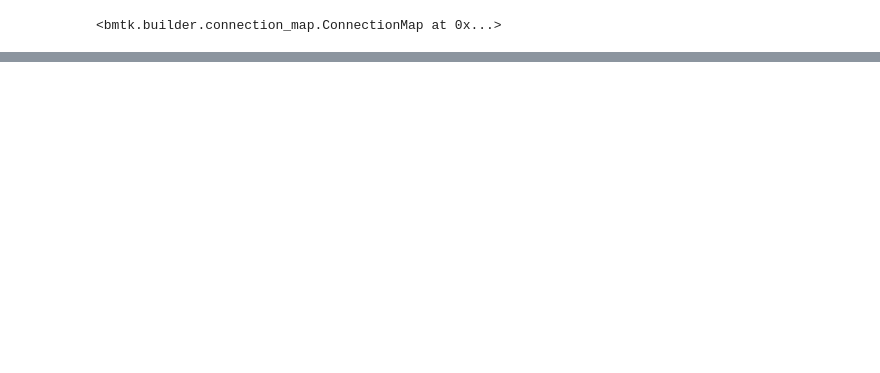
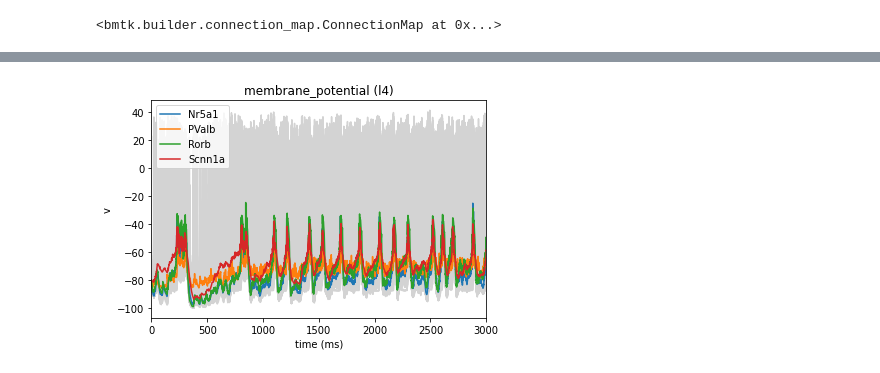
Before and after one commit to AllenInstitute/bmtk_workshop_2022, a Jupyter notebook: Ch3_multicells/3. Multipopulation biophysical.ipynb, the cells around one changed output, grey strips where cells are left out. Drawn from its saved outputs; the diff is of its cells as text; code cells hidden in the pictures; blank space fills up the shorter version.

```diff
--- a/Ch3_multicells/3. Multipopulation biophysical.ipynb
+++ b/Ch3_multicells/3. Multipopulation biophysical.ipynb
@@ -740,3 +735,10 @@ sim.run()
+# %%
+from bmtk.analyzer.compartment import plot_traces
+
+# Plot the membrane potential trace
+_ = plot_traces(config_file='config.simulation_with_lifs.json', group_by='model_name', report_name='membrane_potential')
+# %% [output]
+[figure, added]
 # %% [markdown]
 ## (OPTIONAL) Deep Dive into SONATA Nodes and Edges Format
 
```
Also changed, not shown: parts of 60 cells of this notebook, 36 other files.
